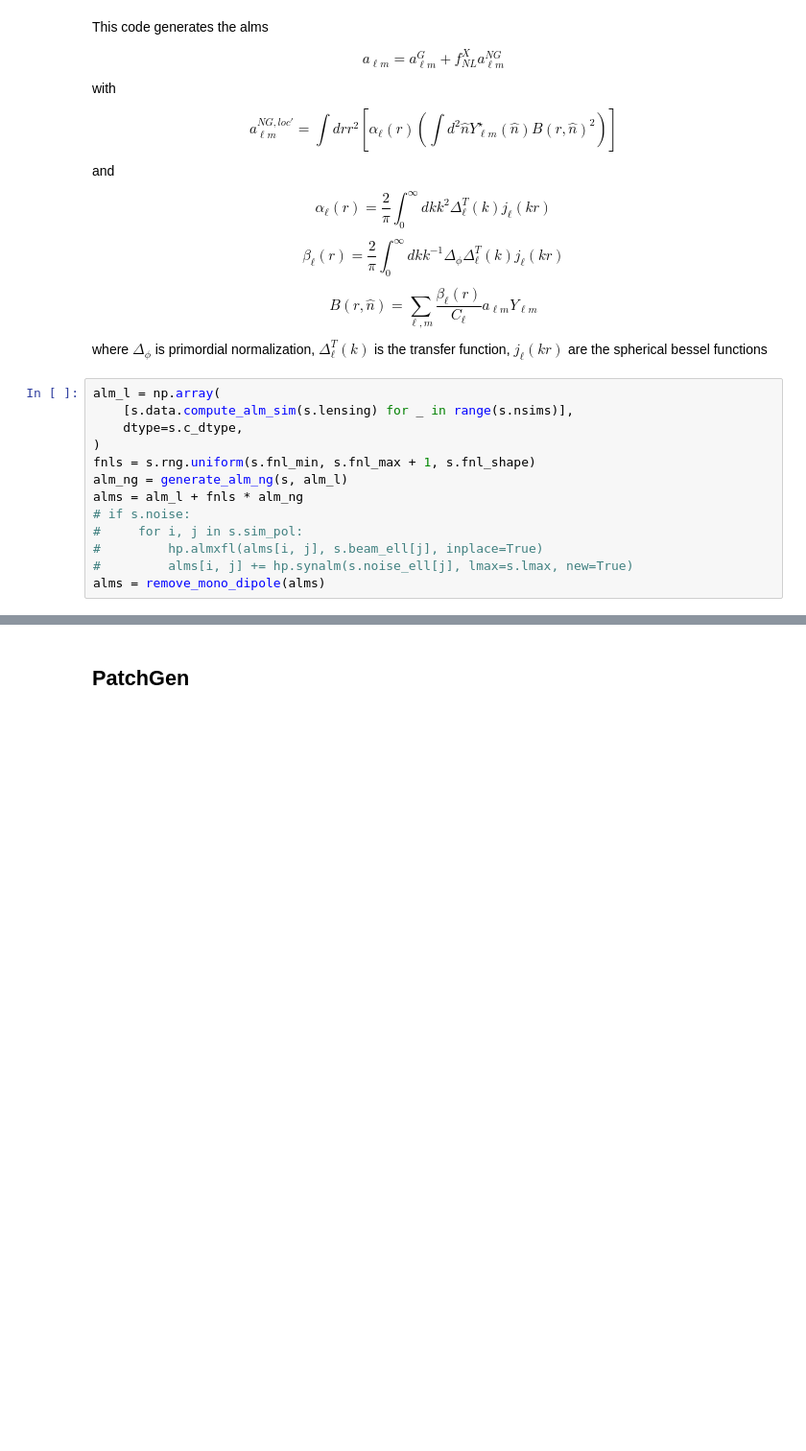
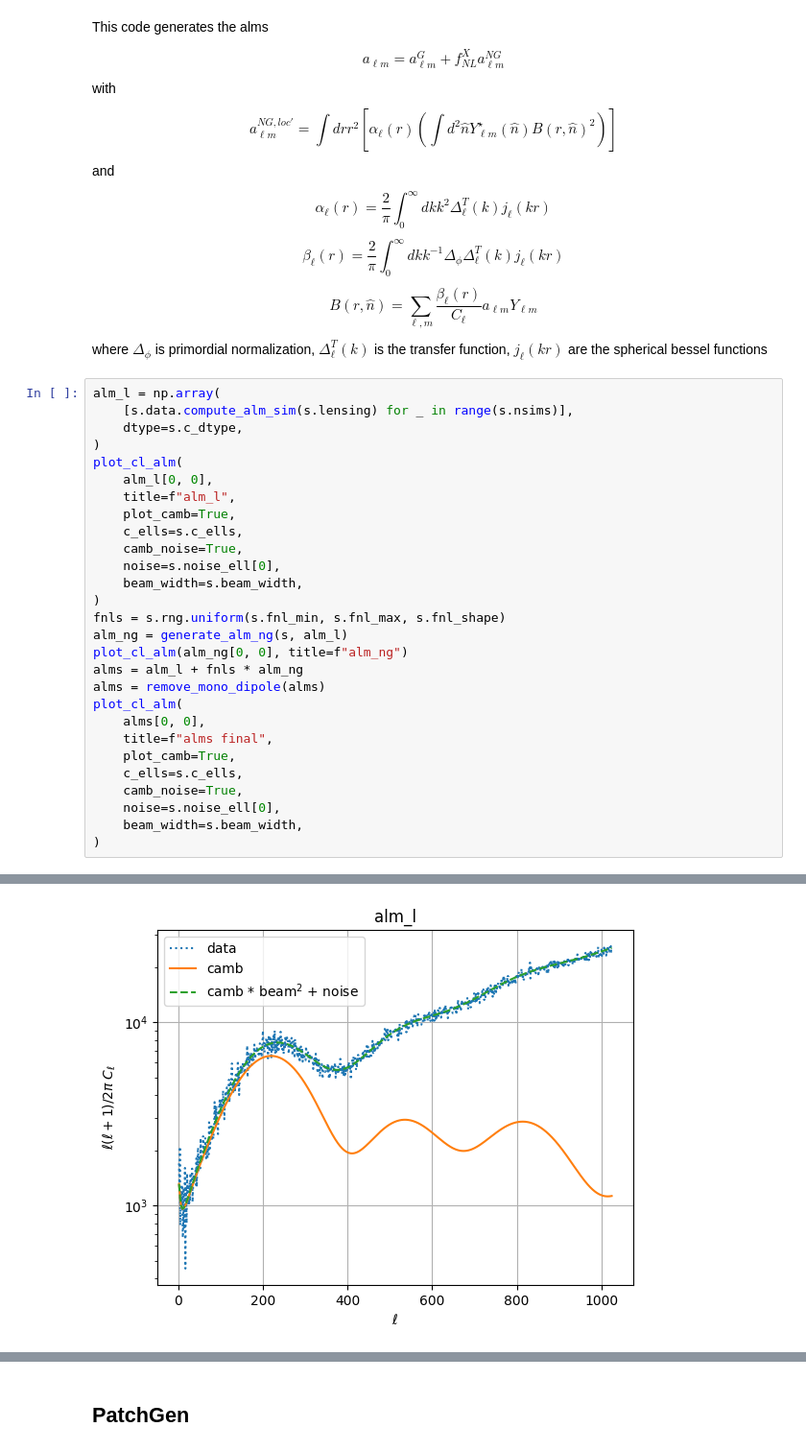
Before and after one commit to JBrandonS/MLPNG, a Jupyter notebook: simulator.ipynb, the cells around one changed output, grey strips where cells are left out. Shown at 96% size. Drawn from its saved outputs; the diff is of its cells as text; blank space fills up the shorter version.

```diff
--- a/simulator.ipynb
+++ b/simulator.ipynb
@@ -179,12 +158,27 @@ alm_l = np.array(
     [s.data.compute_alm_sim(s.lensing) for _ in range(s.nsims)],
     dtype=s.c_dtype,
 )
-fnls = s.rng.uniform(s.fnl_min, s.fnl_max + 1, s.fnl_shape)
+plot_cl_alm(
+    alm_l[0, 0],
+    title=f"alm_l",
+    plot_camb=True,
+    c_ells=s.c_ells,
+    camb_noise=True,
+    noise=s.noise_ell[0],
+    beam_width=s.beam_width,
+)
+fnls = s.rng.uniform(s.fnl_min, s.fnl_max, s.fnl_shape)
 alm_ng = generate_alm_ng(s, alm_l)
+plot_cl_alm(alm_ng[0, 0], title=f"alm_ng")
 alms = alm_l + fnls * alm_ng
-# if s.noise:
-#     for i, j in s.sim_pol:
-#         hp.almxfl(alms[i, j], s.beam_ell[j], inplace=True)
-#         alms[i, j] += hp.synalm(s.noise_ell[j], lmax=s.lmax, new=True)
 alms = remove_mono_dipole(alms)
+plot_cl_alm(
+    alms[0, 0],
+    title=f"alms final",
+    plot_camb=True,
+    c_ells=s.c_ells,
+    camb_noise=True,
+    noise=s.noise_ell[0],
+    beam_width=s.beam_width,
+)
 # %% [output]
@@ -190,0 +186 @@ alms = remove_mono_dipole(alms)
+[figure, added]
```
Also changed, not shown: parts of 11 cells of this notebook, 4 other files.
